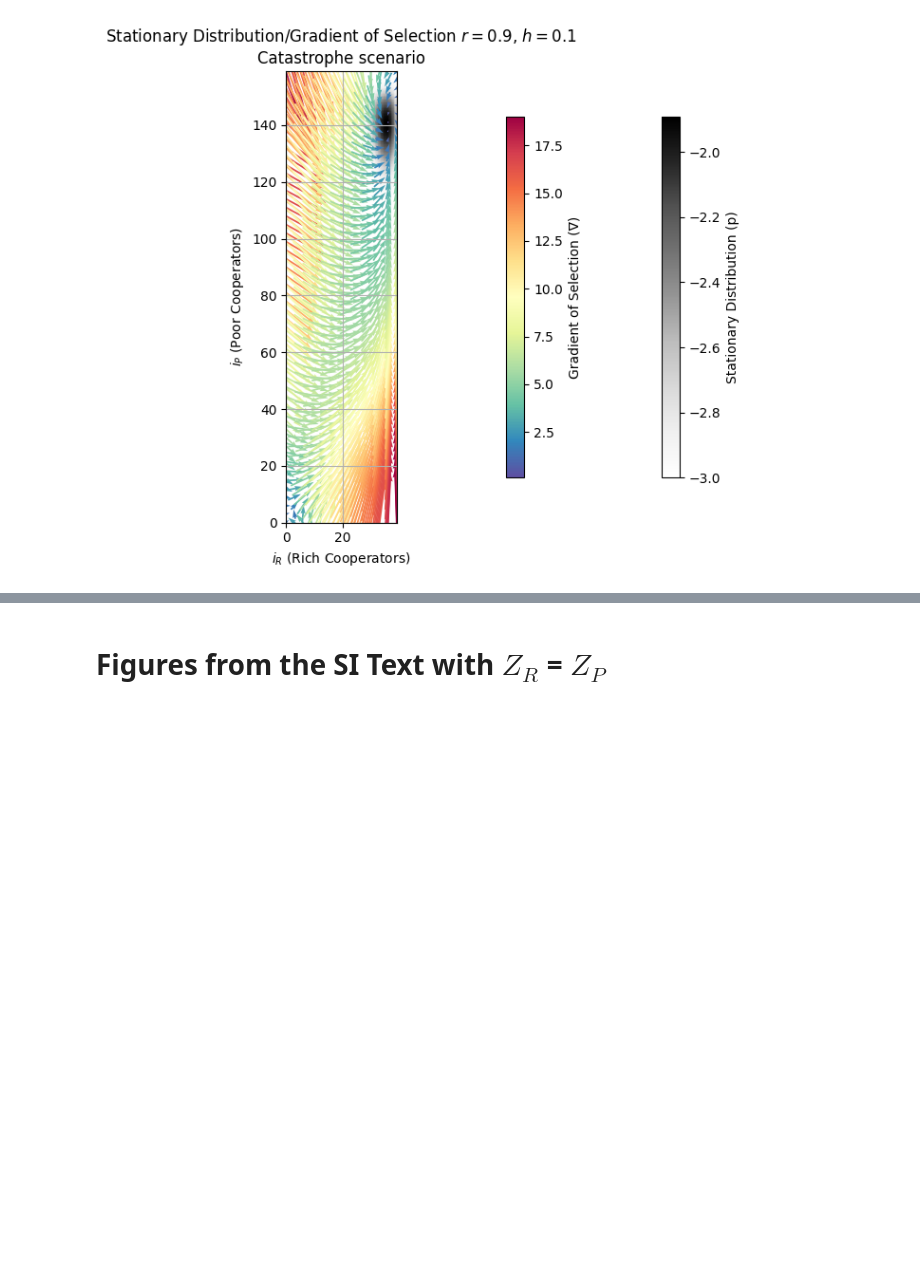
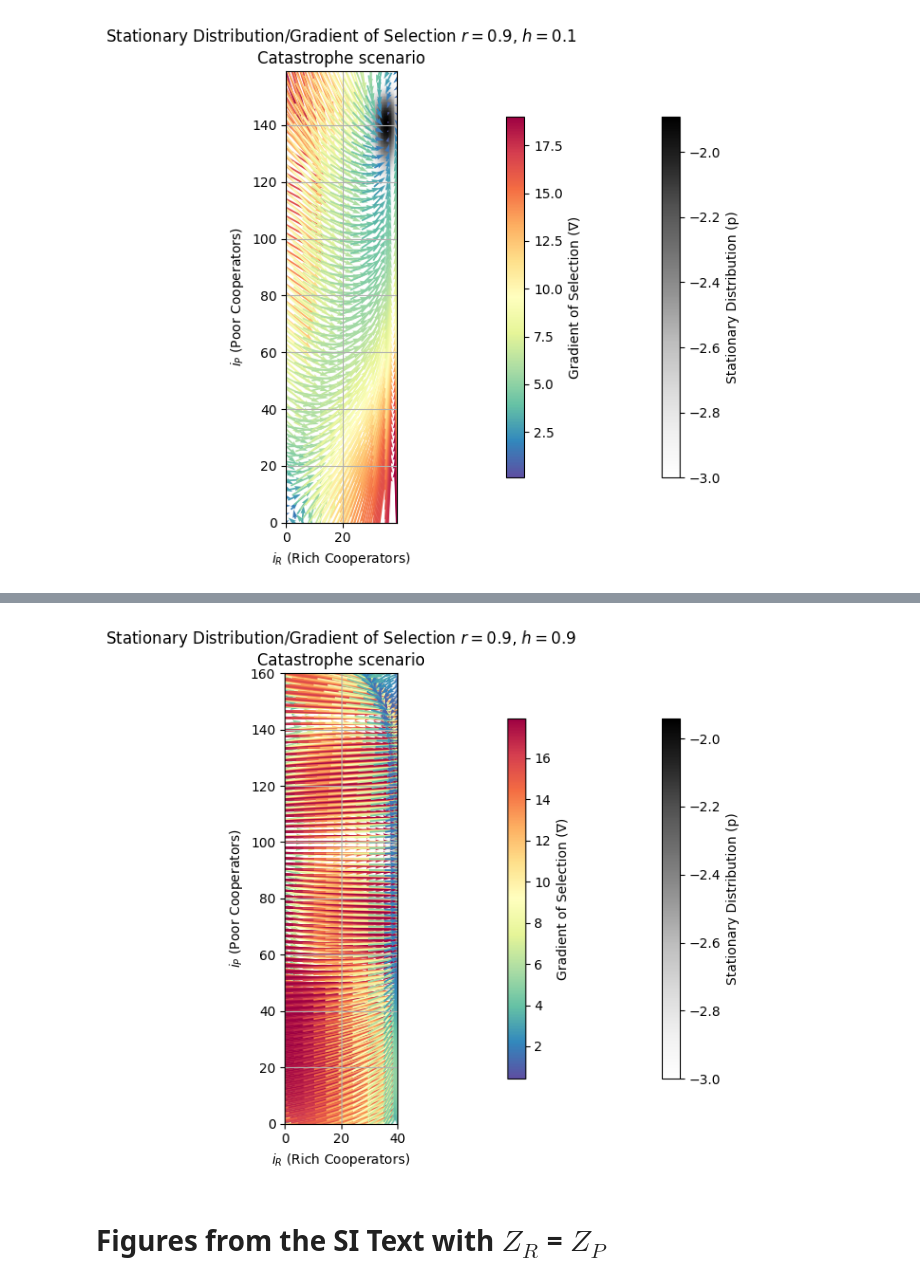
Before and after one commit to sid2364/climate-policies-under-wealth-inequity, a Jupyter notebook: ClimatePoliciesUnderWealthInequality.ipynb, the cells around one changed output, grey strips where cells are left out. Drawn from its saved outputs; the diff is of its cells as text; code cells hidden in the pictures; blank space fills up the shorter version.

```diff
--- a/ClimatePoliciesUnderWealthInequality.ipynb
+++ b/ClimatePoliciesUnderWealthInequality.ipynb
@@ -1076,3 +1096,7 @@ plot_gradient_of_selection(X, Y, U, V, stationary_distribution, "$r=0.9$, $h=0.1
+# %%
+plot_gradient_of_selection(X, Y, U, V, stationary_distribution, "$r=0.9$, $h=0.9$\nCatastrophe scenario", arrow_density=2)
+# %% [output]
+[figure, added]
 # %% [markdown]
 # Figures from the SI Text with $Z_R$ = $Z_P$
 # %%
```
Also changed, not shown: parts of 2 cells of this notebook, 20 other files.
